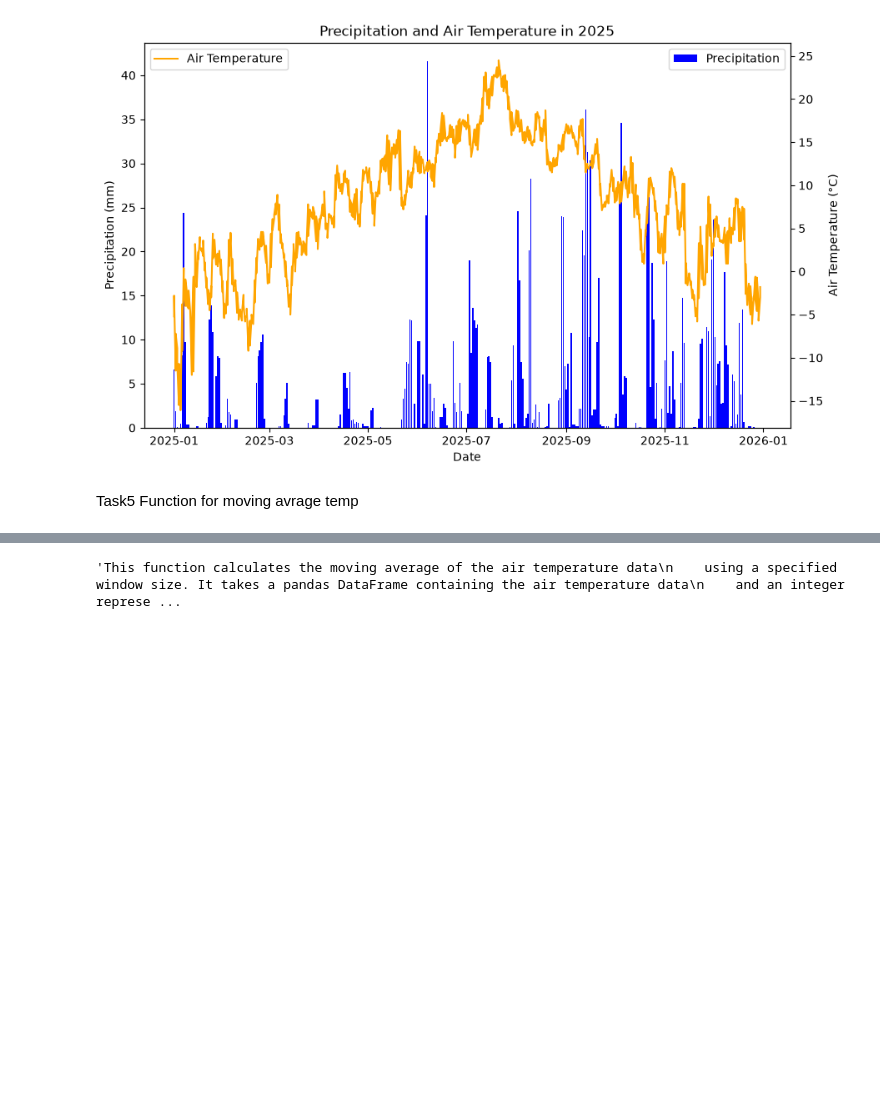
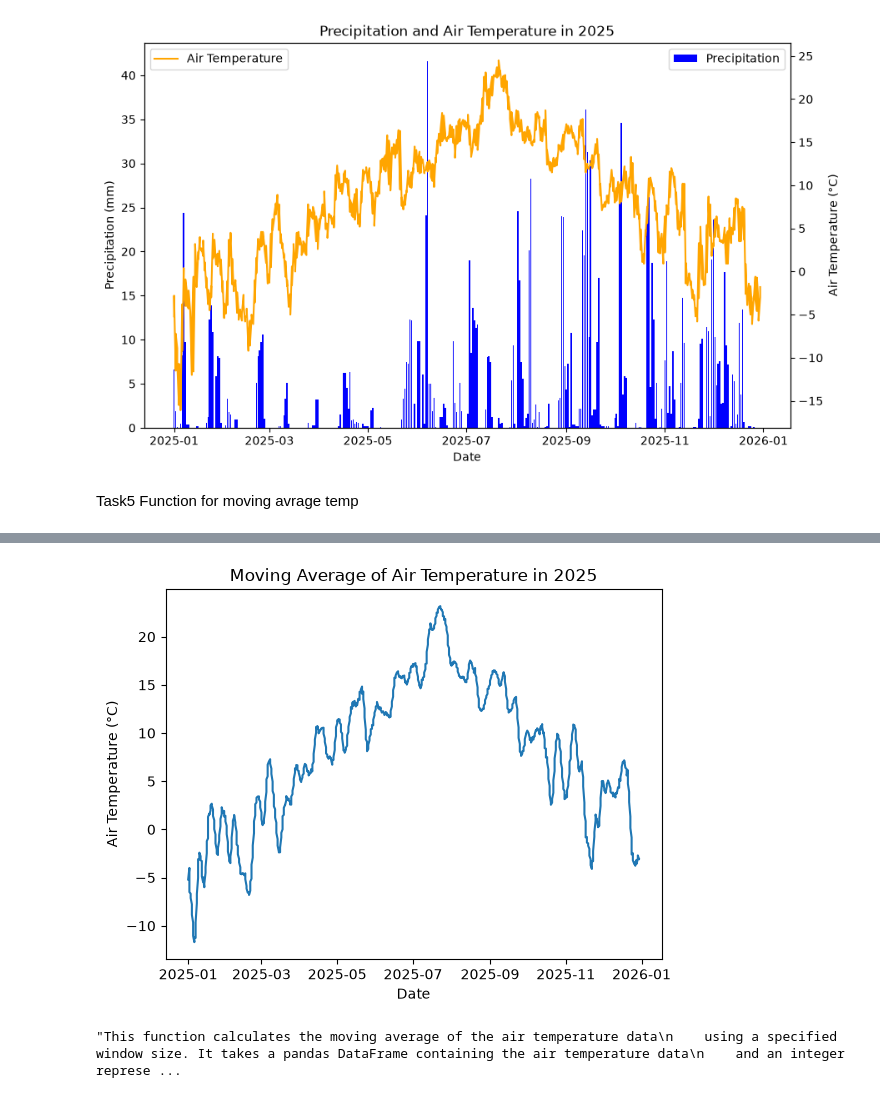
Before and after one commit to adriannv22/Inf201_deliverabal1, a Jupyter notebook: inf201_deliverabel_1.ipynb, the cells around one changed output, grey strips where cells are left out. Cells and saved outputs as stored; diff of their text form; code cells hidden in the pictures; blank space fills up the shorter version.

Commit message:
Implement code changes to enhance functionality and improve performance

```diff
--- a/inf201_deliverabel_1.ipynb
+++ b/inf201_deliverabel_1.ipynb
@@ -156,11 +157,13 @@ Task5 Function for moving avrage temp
 # %%
 def moving_average(df: pd.DataFrame, window_size: int) -> pd.DataFrame:
     """
-
+    This function calculates the moving average of
+    the air temperature data using a specified window size.
+    It takes a pandas DataFrame containing the air temperature data
     """
     moving_avg = []
     for i in range(len(df)):
-        if i < window_size - 1:
+        if i <= window_size - 1:
             if i == 0:
                 avrage = df['value'][i]
                 moving_avg.append(avrage)
@@ -177,12 +180,21 @@ def moving_average(df: pd.DataFrame, window_size: int) -> pd.DataFrame:
     return moving_avg_df
 
 moving_avg_df = moving_average(temp_df, 7)
+moving_avg_df['referenceTime'] = temp_df['referenceTime']
 print(moving_avg_df)
+
+plt.plot(moving_avg_df['referenceTime'], moving_avg_df['moving_average'], label='Moving Average')
+plt.title('Moving Average of Air Temperature in 2025')
+plt.xlabel('Date')
+plt.ylabel('Air Temperature (°C)')
+
+plt.show()
 
 """This function calculates the moving average of the air temperature data
     using a specified window size. It takes a pandas DataFrame containing the air temperature data
     and an integer representing the window size as input. It returns a pandas DataFrame containing
     the moving average of the air temperature data.
-    """
-    #df['moving_average'] = df['value'].rolling(window=window_size).mean()
+window_size = 7
+temp_df['moving_average'] = temp_df['value'].rolling(window=window_size).mean()
+print(temp_df[['referenceTime', 'value', 'moving_average']].head(10))"""
 # %% [output]
@@ -203 +215,2 @@ print(moving_avg_df)
+[figure, added]
-'This function calculates the moving average of the air temperature data\n    using a specified window size. It takes a pandas DataFrame containing the air temperature data\n    and an integer represe ...
+"This function calculates the moving average of the air temperature data\n    using a specified window size. It takes a pandas DataFrame containing the air temperature data\n    and an integer represe ...
```
Also changed, not shown: parts of 2 cells of this notebook.
